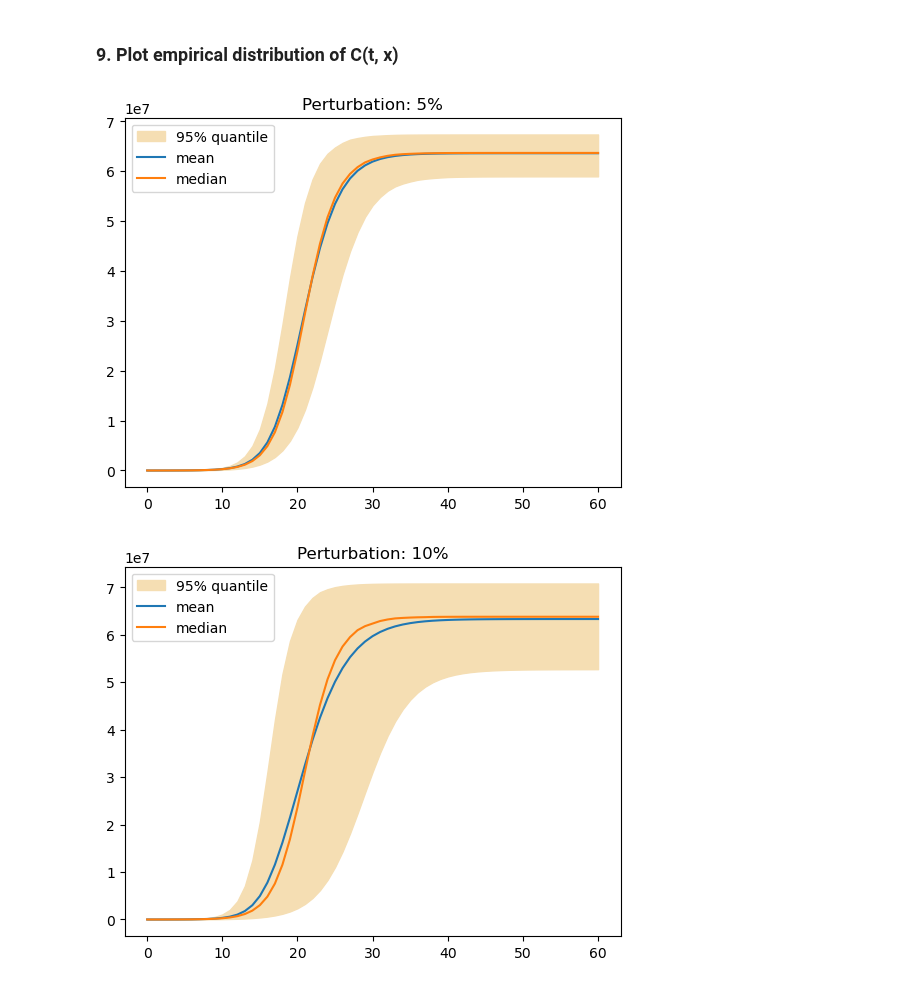
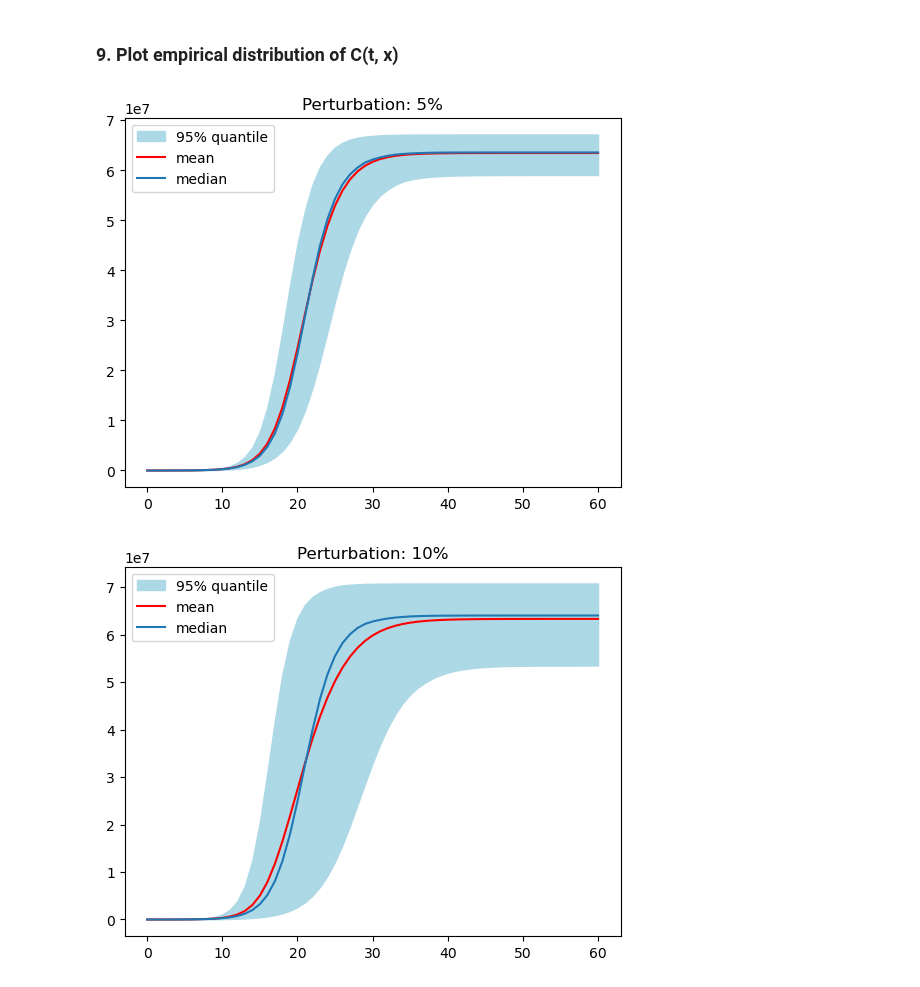
Before and after one commit to maximilian-nowak/uq-assignments, a Jupyter notebook: Assignment_1.ipynb, the cells around one changed output. Saved outputs shown, nothing was run; the diff lists cells and outputs as text; code cells hidden in the pictures.

```diff
--- a/Assignment_1.ipynb
+++ b/Assignment_1.ipynb
@@ -172,32 +175,33 @@ run_simulations(seir_model_update, 0.10, N=1000)
 # %%
 def get_metrics(C_data):
     n = C_data.shape[1]
     mean = C_data.mean(0)
     median = np.zeros(n)
     quant_high = np.zeros(n)
     quant_low = np.zeros(n)
     for t in range(n):
         median[t] = np.median(C_data[:, t])
         quant_high[t] = np.quantile(C_data[:, t], 0.975)
         quant_low[t] = np.quantile(C_data[:, t], 0.025)
     return mean, median, quant_high, quant_low
 
 def plot_distribution(titlestr, metrics):
     fig, ax = plt.subplots(1, 1)
     t = np.linspace(0,T,T+1)
-    ax.fill_between(t, metrics[2], metrics[3], color="wheat", label='95% quantile')
-    ax.plot(t, metrics[0], label='mean')
+    ax.fill_between(t, metrics[2], metrics[3], color="lightblue", label='95% quantile')
+    ax.plot(t, metrics[0], label='mean', color='red')
     ax.plot(t, metrics[1], label='median')
     ax.set_title(titlestr)
     ax.legend()
+    plt.show()
 
-C_data5 = np.loadtxt("data_sample_p5")
+C_data5 = np.loadtxt("C_data_5")
 metrics5 = get_metrics(C_data5)
 plot_distribution("Perturbation: 5%", metrics5)
 
-C_data10 = np.loadtxt("data_sample_p10")
+C_data10 = np.loadtxt("C_data_10")
 metrics10 = get_metrics(C_data10)
 plot_distribution("Perturbation: 10%", metrics10)
 # %% [output]
-[figure, old version]
+[figure, new version]
-[figure, old version]
+[figure, new version]
```
Also changed, not shown: parts of 5 cells of this notebook.
